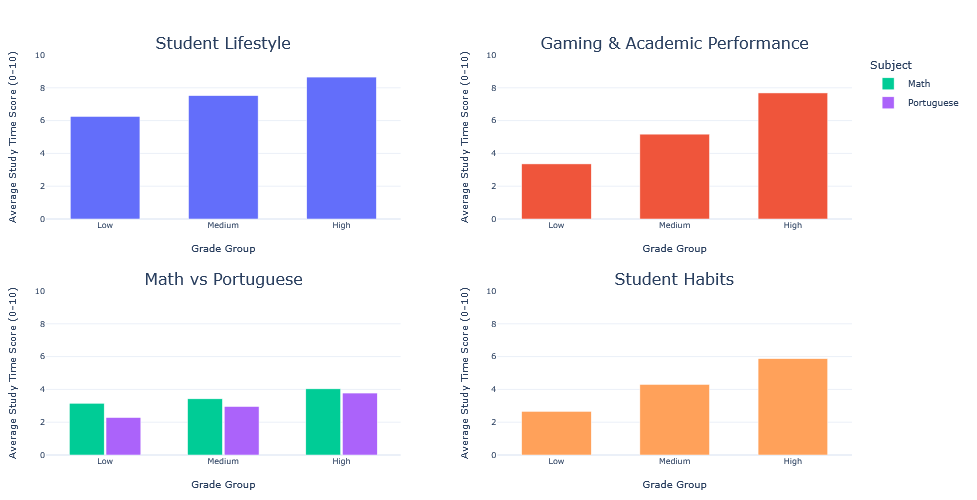
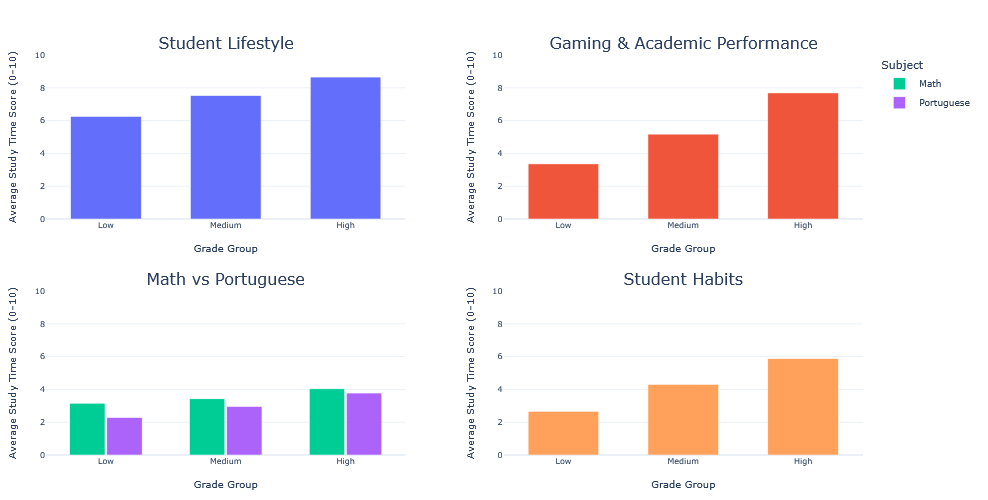
Unified diff of the notebook cell whose output changed from the first chart to the second:
--- before
+++ after
@@ -66,5 +66,5 @@
     barmode="group",
     height=500,
-    width=700,
+    width=950,
     template="plotly_white",
     legend_title_text="Subject",
@@ -89,3 +89,3 @@
 )
 
-fig.show()
+fig.show(config={"displayModeBar": False})

Commit: (Hopefully) final push